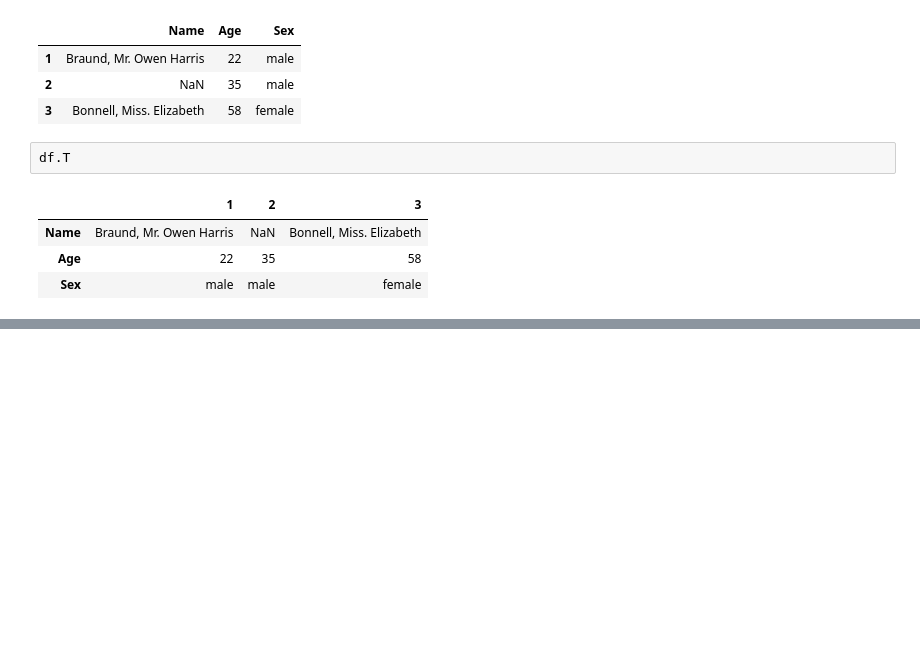
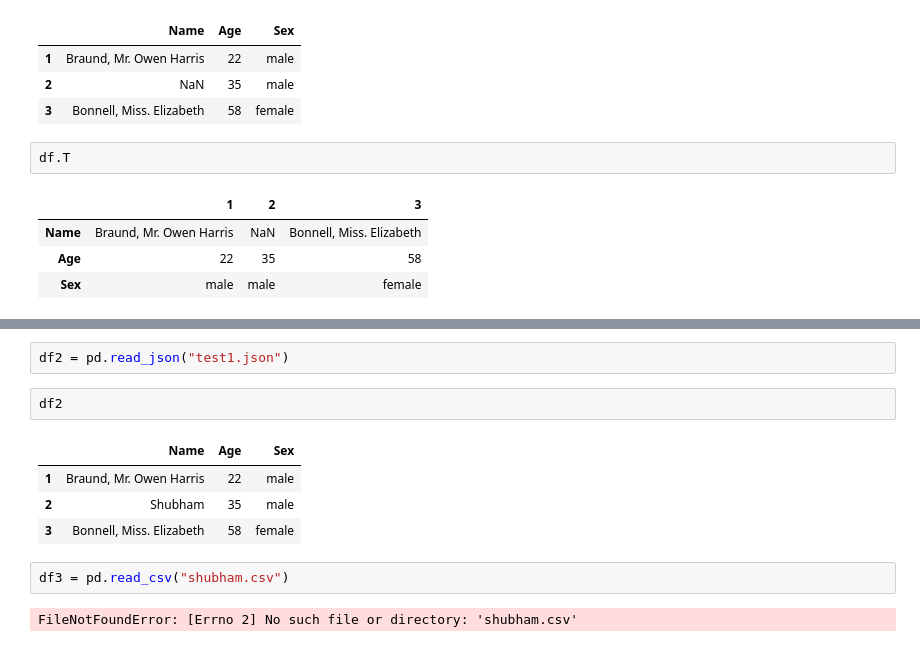
Before and after one commit to shubhamwaghmare108/B07_Python, a Jupyter notebook: Day23-pandas1.ipynb, the cells around one changed output, grey strips where cells are left out. Cells and saved outputs as stored; diff of their text form; blank space fills up the shorter version.

```diff
--- a/Day23-pandas1.ipynb
+++ b/Day23-pandas1.ipynb
@@ -485,0 +531,13 @@ df1
+# %%
+df2 = pd.read_json("test1.json")
+# %%
+df2
+# %% [output]
+|  | Name | Age | Sex |
+| 1 | Braund, Mr. Owen Harris | 22 | male |
+| 2 | Shubham | 35 | male |
+| 3 | Bonnell, Miss. Elizabeth | 58 | female |
+# %%
+df3 = pd.read_csv("shubham.csv")
+# %% [output]
+FileNotFoundError: [Errno 2] No such file or directory: 'shubham.csv'
```
Also changed, not shown: parts of 35 cells of this notebook, 11 other files.
